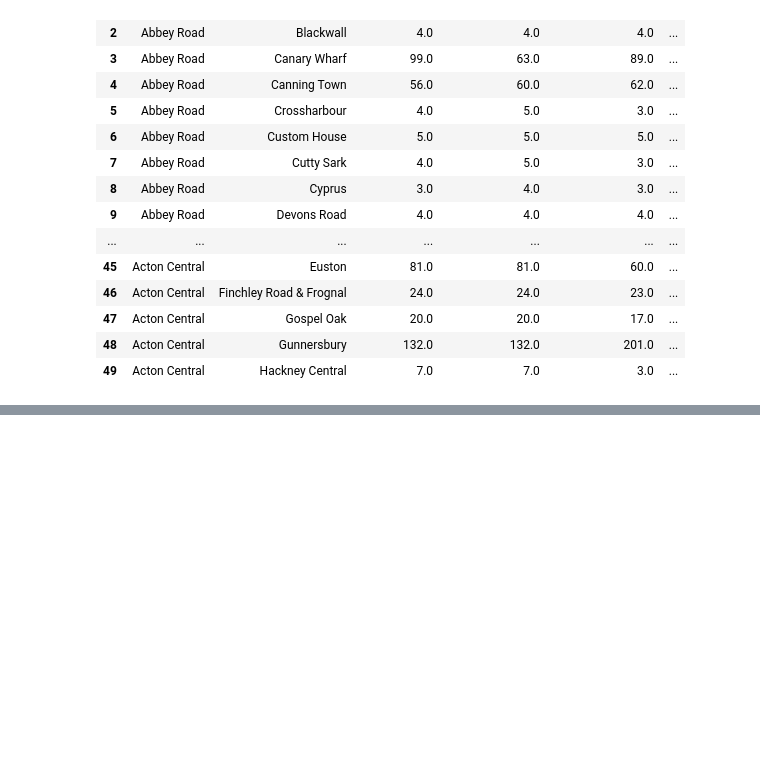
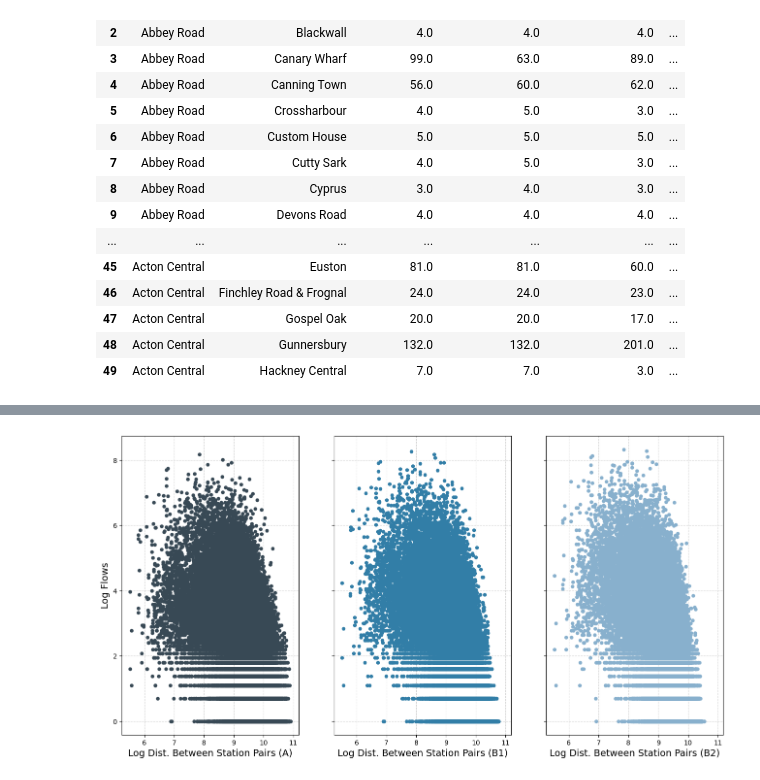
Before and after one commit to grolls23/UrbsimAssessment, a Jupyter notebook: UrbsimFinal.ipynb, the cells around one changed output, grey strips where cells are left out. Saved outputs shown, nothing was run; the diff lists cells and outputs as text; code cells hidden in the pictures; blank space fills up the shorter version.

Commit message:
Cont. work with regressions/vis

```diff
--- a/UrbsimFinal.ipynb
+++ b/UrbsimFinal.ipynb
@@ -411,0 +418,27 @@ Average Percent Change in Scenario B2: 63.15
+# %%
+#Scatterplot/regression versus distance
+#Basic vis
+fig, axs = plt.subplots(1, 3, sharey=True, sharex=True)
+
+flows['log_flows_scenario_a'] = np.log(flows['flows_scenario_a'])
+flows['log_flows_scenario_b1'] = np.log(flows['flows_scenario_b1'])
+flows['log_flows_scenario_b2'] = np.log(flows['flows_scenario_b2'])
+
+flows['log_dist'] = np.log(flows['distance'])
+
+plta = flows.plot(kind='scatter', x='log_dist', y='log_flows_scenario_a', ax=axs[0], figsize=(16, 8), color='#384955', zorder=2)
+plta.set_xlabel('Log Dist. Between Station Pairs (A)', fontsize=14)
+plta.set_ylabel('Log Flows' ,fontsize=14)
+plta.grid(color='#d3d3d3', linestyle='--', zorder=1)
+
+pltb1 = flows.plot(kind='scatter', x='log_dist', y='log_flows_scenario_b1', ax=axs[1], figsize=(16, 8), color='#327EA7', zorder=2)
+pltb1.set_xlabel('Log Dist. Between Station Pairs (B1)', fontsize=14)
+pltb1.set_ylabel('Log Flows' ,fontsize=14)
+pltb1.grid(color='#d3d3d3', linestyle='--', zorder=1)
+
+pltb2 = flows.plot(kind='scatter', x='log_dist', y='log_flows_scenario_b2', ax=axs[2], figsize=(16, 8), color='#88B0CD', zorder=2)
+pltb2.set_xlabel('Log Dist. Between Station Pairs (B2)', fontsize=14)
+pltb2.set_ylabel('Log Flows' ,fontsize=14)
+pltb2.grid(color='#d3d3d3', linestyle='--', zorder=1)
+# %% [output]
+[figure, added]
```
Also changed, not shown: parts of 9 cells of this notebook.
